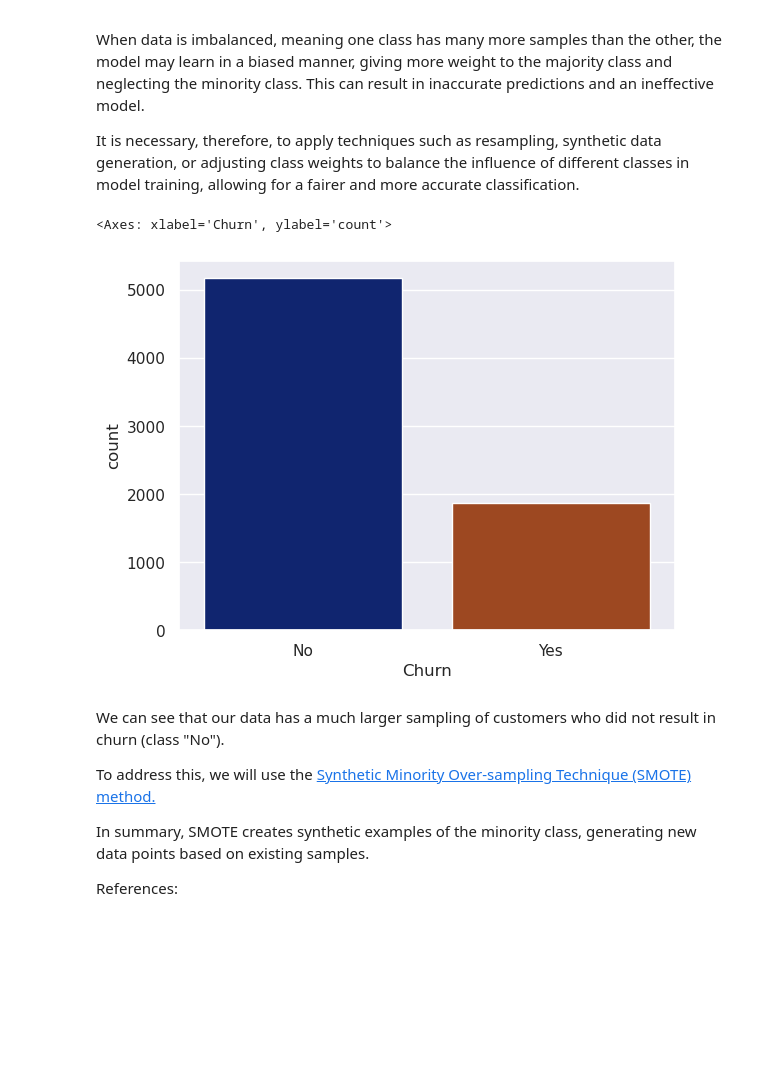
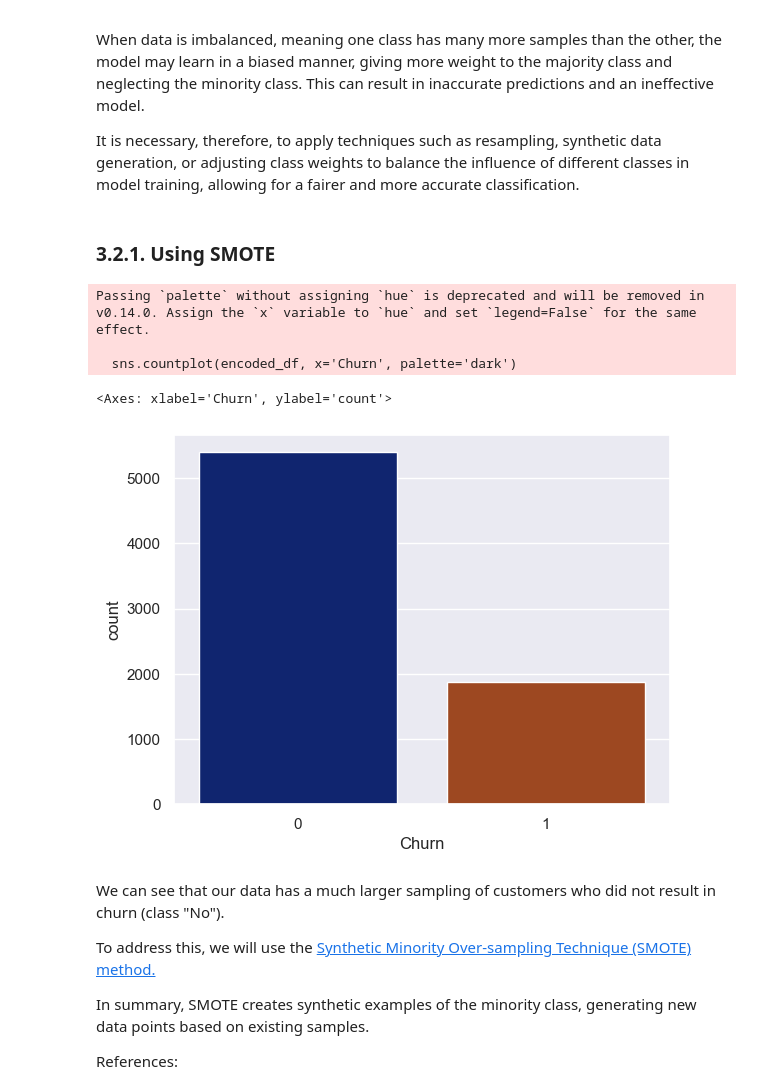
Before and after one commit to luanpbrasil/alura-voz-churn-prediction, a Jupyter notebook: churn_prediction.ipynb, the cells around one changed output. Cells and saved outputs as stored; diff of their text form; code cells hidden in the pictures; blank space fills up the shorter version.

```diff
--- a/churn_prediction.ipynb
+++ b/churn_prediction.ipynb
@@ -20,4 +20,6 @@ from sklearn.linear_model import LogisticRegression
 from sklearn.ensemble import RandomForestClassifier, GradientBoostingClassifier
 from sklearn.metrics import confusion_matrix, accuracy_score, precision_score
 
-sns.set()
+from ctgan import CTGAN
+
+sns.set_theme()
@@ -419,7 +425,7 @@ numerical_df.head()
 # %%
 encoded_df = pd.concat([numerical_df.reset_index(drop=True),
                         encoded_categorical_df.astype(int),
-                        encoded_binary_df.astype(int)], axis=1)
+                        encoded_binary_df.astype(int)], axis=1).drop('Churn_No', axis=1).rename(columns={'Churn_Yes': 'Churn'})
 encoded_df.head()
 # %% [output]
 |  | tenure | MonthlyCharges | TotalCharges | DailyCharges | MultipleLines_No phone service | MultipleLines_Yes | ... |
@@ -437,11 +443,16 @@ Imbalanced data (or imbalanced classes) refers to situations where different cat
 When data is imbalanced, meaning one class has many more samples than the other, the model may learn in a biased manner, giving more weight to the majority class and neglecting the minority class. This can result in inaccurate predictions and an ineffective model.
 
 It is necessary, therefore, to apply techniques such as resampling, synthetic data generation, or adjusting class weights to balance the influence of different classes in model training, allowing for a fairer and more accurate classification.
+# %% [markdown]
+### 3.2.1. Using SMOTE
 # %%
-sns.countplot(df, x='Churn', palette='dark')
+sns.countplot(encoded_df, x='Churn', palette='dark')
 # %% [output]
-<Axes: xlabel='Churn', ylabel='count'>
+Passing `palette` without assigning `hue` is deprecated and will be removed in v0.14.0. Assign the `x` variable to `hue` and set `legend=False` for the same effect.
+
+  sns.countplot(encoded_df, x='Churn', palette='dark')
+<Axes: xlabel='Churn', ylabel='count'>
-[figure, old version]
+[figure, new version]
 # %% [markdown]
 We can see that our data has a much larger sampling of customers who did not result in churn (class "No").
 
```
Also changed, not shown: parts of 36 cells of this notebook, 2 other files.
